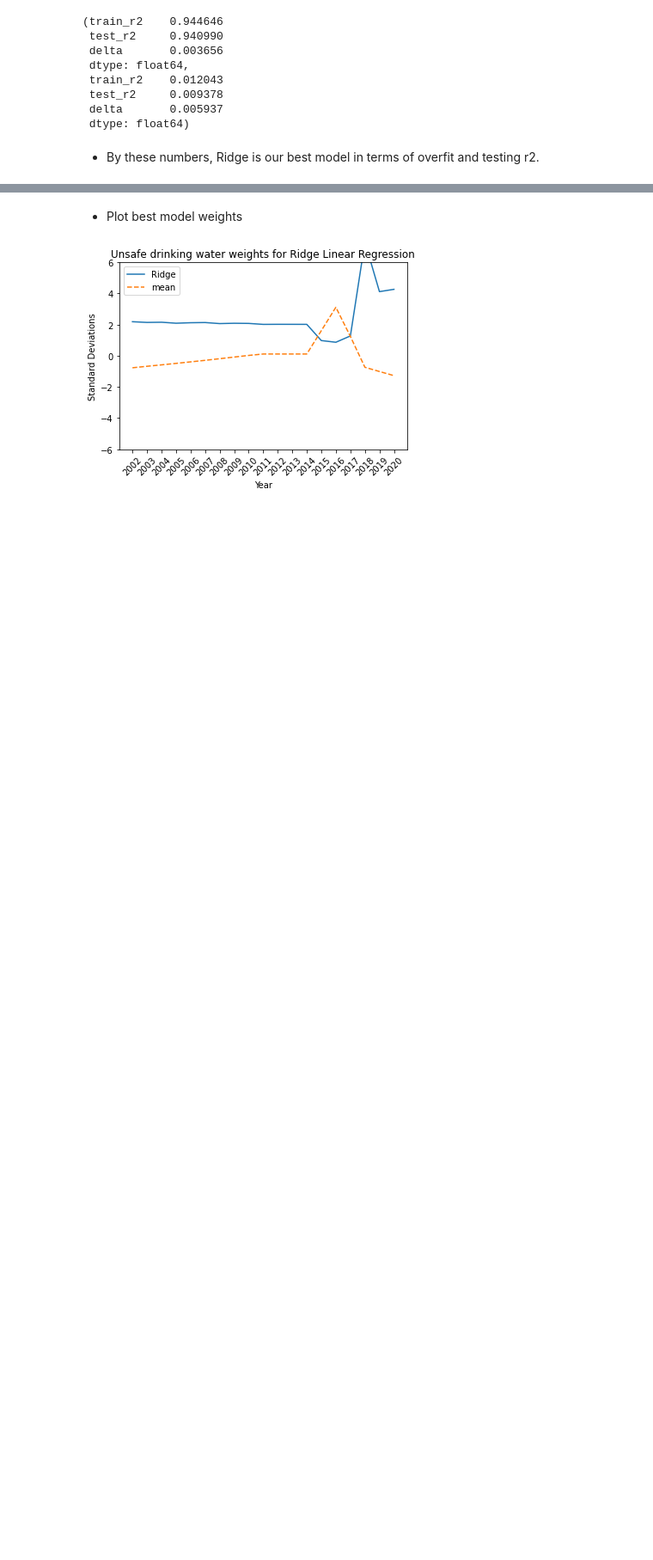
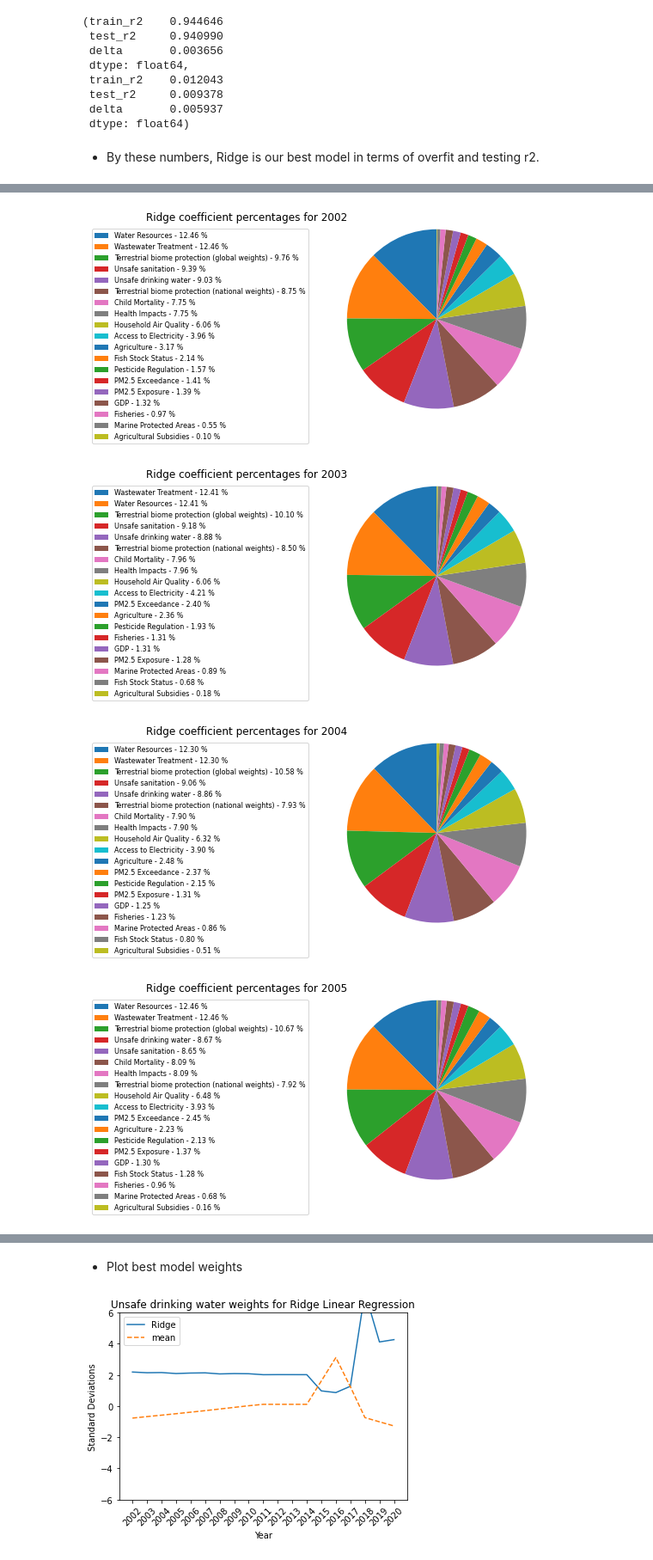
Before and after one commit to Avanyali/EPIDemographicModel, a Jupyter notebook: Step4a_Ben_ModelingOverTime.ipynb, the cells around one changed output, grey strips where cells are left out. Shown at 86% size. Drawn from its saved outputs; the diff is of its cells as text; code cells hidden in the pictures; blank space fills up the shorter version.

```diff
--- a/Step4a_Ben_ModelingOverTime.ipynb
+++ b/Step4a_Ben_ModelingOverTime.ipynb
@@ -51,3 +64,11 @@ def quick_ttt(df):
 
     X_train, X_test, y_train, y_test = train_test_split(X, y, random_state = 42)
     return X_train, X_test, y_train, y_test
+# %%
+X_train, X_test, y_train, y_test = quick_ttt(epi.loc[(slice(None), 2002), :])
+dum.fit(X_train, y_train)
+
+dum_train_preds = lr.predict(X_train)
+dum_test_preds = lr.predict(X_test)
+
+r2_score(y_train, dum_train_preds), r2_score(y_test, dum_test_preds)
@@ -179,0 +207,42 @@ linear_frame.drop(columns = ['train_r2', 'test_r2', 'delta'], inplace = True)
+# %%
+percent_frame = linear_frame.loc['Ridge', :].copy()
+# %%
+for year in range(min_year, max_year + 1):
+    weights = percent_frame.loc[year]
+    weights = weights.map(abs)
+    total = weights.sum()
+
+    percent_frame.loc[year] = (100 * weights / total)
+# %%
+for year in range(min_year, max_year + 1):
+    weights = percent_frame.loc[year].sort_values(ascending = False)
+
+    #credit to: https://stackoverflow.com/questions/23577505/how-to-avoid-overlapping-of-labels-autopct-in-a-matplotlib-pie-chart
+    x = list(weights.to_dict().keys())
+    y = list(weights.to_dict().values())
+
+    fig = plt.figure()
+
+    ax0 = fig.add_subplot(111)
+    ax1 = fig.add_subplot(221)
+
+    patches, texts = ax0.pie(y, startangle=90, radius=1.2)
+    labels = ['{0} - {1:1.2f} %'.format(i,j) for i,j in zip(x, y)]
+
+    ax1.legend(patches, labels, loc = 'upper left', fontsize=8)
+
+    plt.title(f'Ridge coefficient percentages for {year}')
+
+    ax1.patch.set_visible(False)
+    ax1.axis("off")
+
+    plt.subplots_adjust(right = 2)
+
+    plt.savefig(f'images/RidgeLinearRegressionOverTime/Weight_pie_percent_{year}.png', bbox_inches='tight')
+
+    plt.show()
+# %% [output]
+[figure, added]
+[figure, added]
+[figure, added]
+[figure, added]
```
Also changed, not shown: parts of 10 cells of this notebook.
